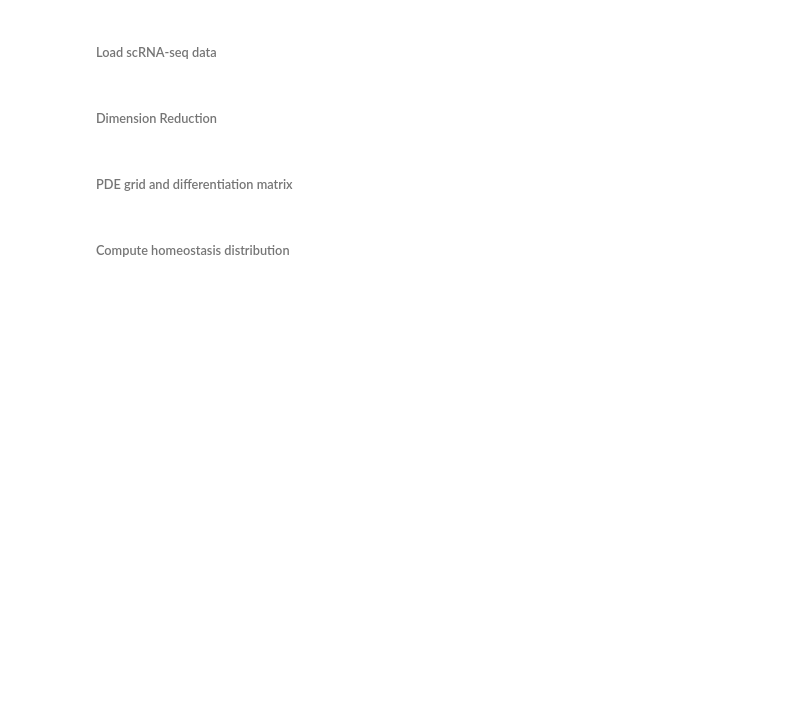
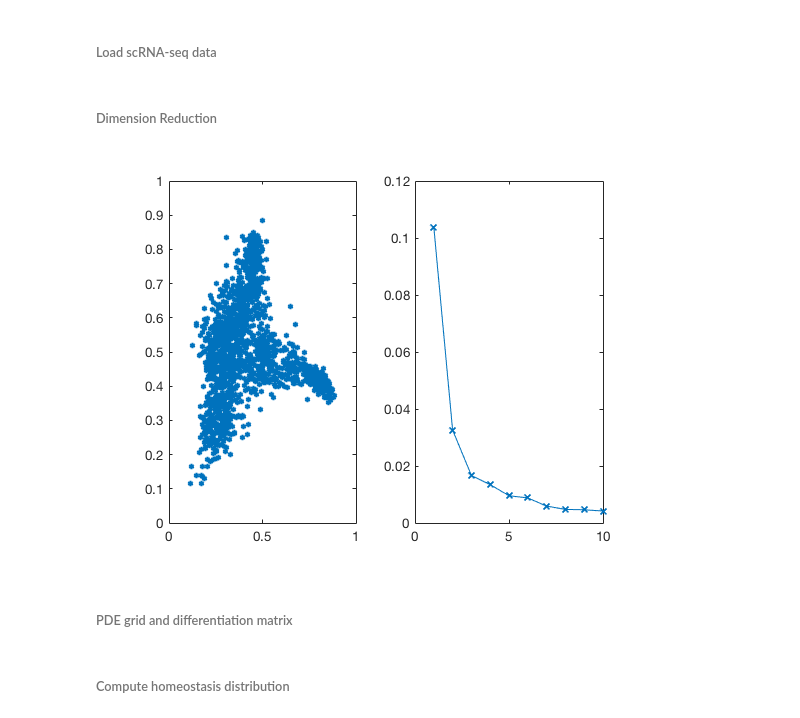
Before and after one commit to heyrim/Mathematical-modeling-with-single-cell-sequencing-data, a Jupyter notebook: Mathematical-modeling-with-single-cell-sequencing-data.ipynb, the cells around one changed output. Drawn from its saved outputs; the diff is of its cells as text; code cells hidden in the pictures; blank space fills up the shorter version.

```diff
--- a/Mathematical-modeling-with-single-cell-sequencing-data.ipynb
+++ b/Mathematical-modeling-with-single-cell-sequencing-data.ipynb
@@ -15,9 +15,13 @@ ntest = 0;
 # %% [markdown]
 ###### Dimension Reduction
 # %%
-[dc, dcSig] = DiffusionMap_wNewData( data', [], 20, 0.5, Inf );
-dc = dc_normalize(dc, 20);    % Normalize Diffusion Component to [0 1]
+[dc, dcSig] = DiffusionMap_wNewData( data', [], 10, 0.5, Inf );
+dc = dc_normalize(dc, 10);    % Normalize Diffusion Component to [0 1]
 save( filename, 'dc', 'dcSig' ,'-append' )
+figure; subplot( 1, 2, 1 ); f1=plot( dc(:,1), dc(:,2), 'o', 'markersize', 3); set(f1, 'markerfacecolor', get(f1, 'color'));xlim( [0 1] ); ylim( [0 1]); xlabel('DC1'); ylabel('DC2')
+subplot( 1, 2, 2 ); plot( dcSig, '-x' )
+# %% [output]
+[figure, added]
 # %% [markdown]
 ###### PDE grid and differentiation matrix
 # %%
```
Also changed, not shown: parts of 2 cells of this notebook.
